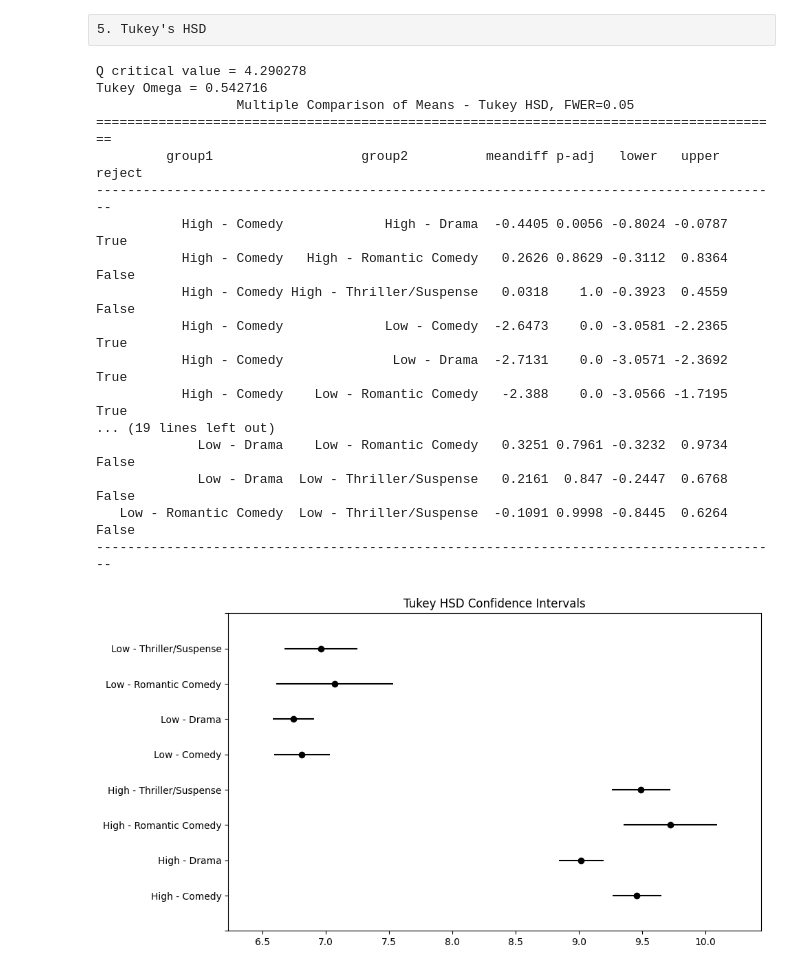
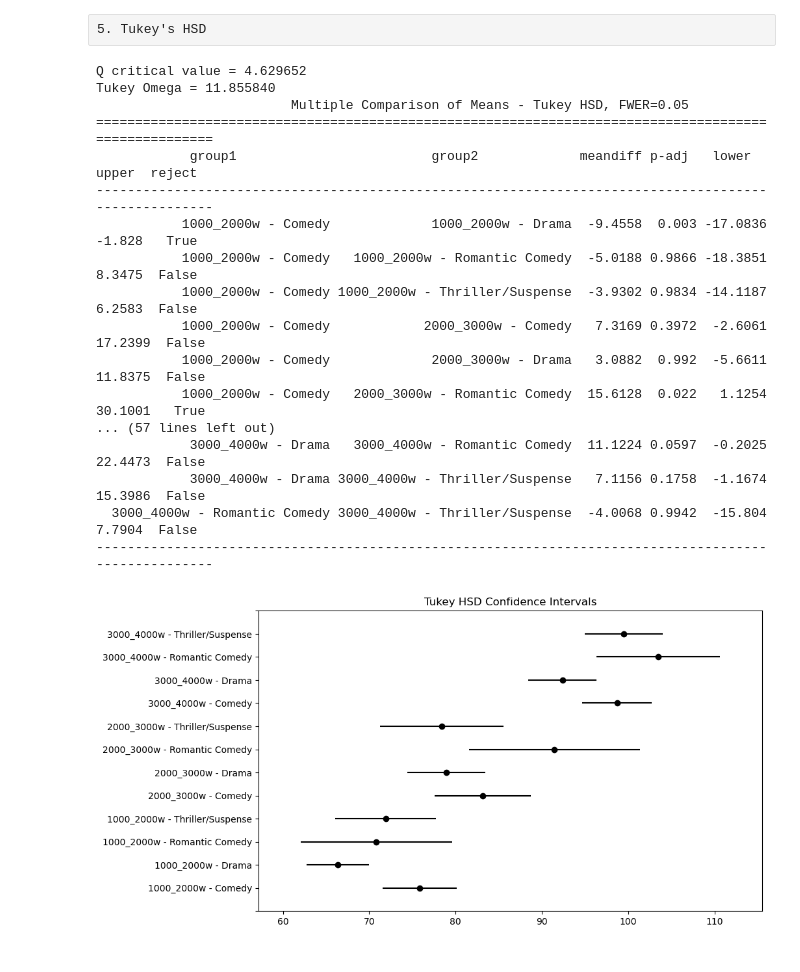
Before and after one commit to Ocean1029/Statistics_Final_Project, a Jupyter notebook: final_code_workspace/task_2.ipynb, the cells around one changed output. Saved outputs shown, nothing was run; the diff lists cells and outputs as text; code cells hidden in the pictures.

```diff
--- a/final_code_workspace/task_2.ipynb
+++ b/final_code_workspace/task_2.ipynb
@@ -282,12 +284,13 @@ In the following part, we assume that the condition for ANOVA test is met.
 # %% [raw]
 4. Two-Way ANOVA Test
 # %%
-combined_df['genre'] = combined_df['genre'].astype('category')
-combined_df['budget_category'] = combined_df['budget_category'].astype('category')
+# excluded 0_1000w
+filtered_df['genre'] = filtered_df['genre'].astype('category')
+filtered_df['budget_category'] = filtered_df['budget_group'].astype('category')
 
 model = smf.ols(
-    'flattened_total_box_office ~ C(genre) + C(budget_category) + C(genre):C(budget_category)',
-    data=combined_df
+    'flattened_total_box_office ~ C(genre) + C(budget_group) + C(genre):C(budget_group)',
+    data=filtered_df
 ).fit()
 
 anova_table = sm.stats.anova_lm(model, typ=2)
@@ -304,28 +307,28 @@ There exists mean differences in budget factors and movie genre factors.
 5. Tukey's HSD
 # %%
 summary, omega = tukey_hsd(
-    df=combined_df,
+    df=filtered_df,
     response_col='flattened_total_box_office',
     factor_col='group_label',
     alpha=0.05,
     comparison_focus=None
 )
 # %% [output]
-Q critical value = 4.290278
-Tukey Omega = 0.542716
-                  Multiple Comparison of Means - Tukey HSD, FWER=0.05
-========================================================================================
-         group1                   group2          meandiff p-adj   lower   upper  reject
-----------------------------------------------------------------------------------------
-           High - Comedy             High - Drama  -0.4405 0.0056 -0.8024 -0.0787   True
-           High - Comedy   High - Romantic Comedy   0.2626 0.8629 -0.3112  0.8364  False
-           High - Comedy High - Thriller/Suspense   0.0318    1.0 -0.3923  0.4559  False
-           High - Comedy             Low - Comedy  -2.6473    0.0 -3.0581 -2.2365   True
-           High - Comedy              Low - Drama  -2.7131    0.0 -3.0571 -2.3692   True
-           High - Comedy    Low - Romantic Comedy   -2.388    0.0 -3.0566 -1.7195   True
-... (19 lines left out)
-             Low - Drama    Low - Romantic Comedy   0.3251 0.7961 -0.3232  0.9734  False
-             Low - Drama  Low - Thriller/Suspense   0.2161  0.847 -0.2447  0.6768  False
-   Low - Romantic Comedy  Low - Thriller/Suspense  -0.1091 0.9998 -0.8445  0.6264  False
-----------------------------------------------------------------------------------------
+Q critical value = 4.629652
+Tukey Omega = 11.855840
+                         Multiple Comparison of Means - Tukey HSD, FWER=0.05
+=====================================================================================================
+            group1                         group2             meandiff p-adj   lower    upper  reject
+-----------------------------------------------------------------------------------------------------
+           1000_2000w - Comedy             1000_2000w - Drama  -9.4558  0.003 -17.0836  -1.828   True
+           1000_2000w - Comedy   1000_2000w - Romantic Comedy  -5.0188 0.9866 -18.3851  8.3475  False
+           1000_2000w - Comedy 1000_2000w - Thriller/Suspense  -3.9302 0.9834 -14.1187  6.2583  False
+           1000_2000w - Comedy            2000_3000w - Comedy   7.3169 0.3972  -2.6061 17.2399  False
+           1000_2000w - Comedy             2000_3000w - Drama   3.0882  0.992  -5.6611 11.8375  False
+           1000_2000w - Comedy   2000_3000w - Romantic Comedy  15.6128  0.022   1.1254 30.1001   True
+... (57 lines left out)
+            3000_4000w - Drama   3000_4000w - Romantic Comedy  11.1224 0.0597  -0.2025 22.4473  False
+            3000_4000w - Drama 3000_4000w - Thriller/Suspense   7.1156 0.1758  -1.1674 15.3986  False
+  3000_4000w - Romantic Comedy 3000_4000w - Thriller/Suspense  -4.0068 0.9942  -15.804  7.7904  False
+-----------------------------------------------------------------------------------------------------
-[figure, old version]
+[figure, new version]
```
Also changed, not shown: parts of 3 cells of this notebook.
